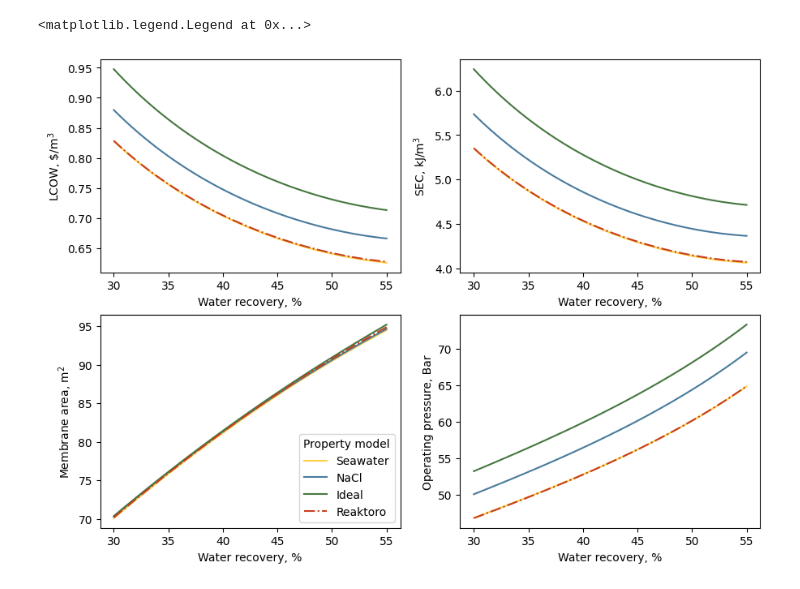
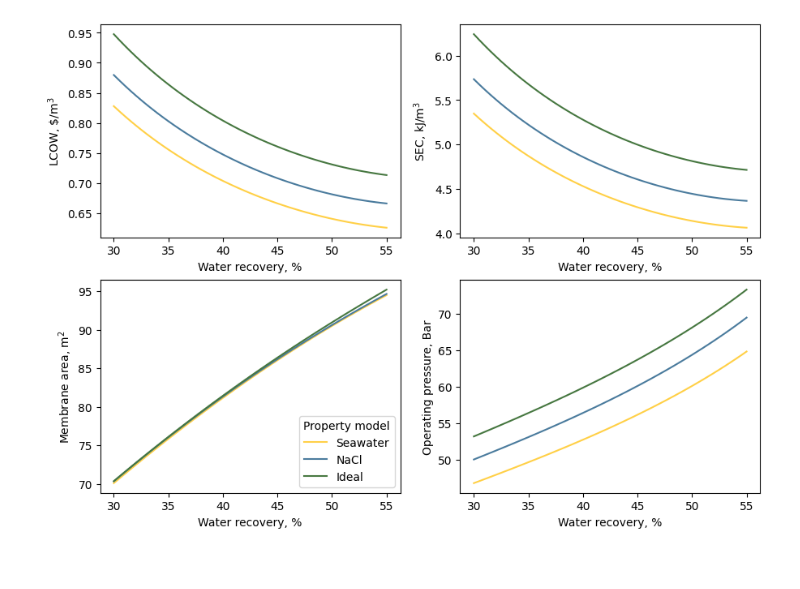
Before and after one commit to savannahsakhai/watertap, a Jupyter notebook: watertap/flowsheets/property_analysis/plotting.ipynb, the cells around one changed output. Saved outputs shown, nothing was run; the diff lists cells and outputs as text; code cells hidden in the pictures.

Commit message:
updating plots and plots for aiche presentation

```diff
--- a/watertap/flowsheets/property_analysis/plotting.ipynb
+++ b/watertap/flowsheets/property_analysis/plotting.ipynb
@@ -22,39 +30,40 @@ reaktoro_color = "#C73E1D"
 # %%
 fig, axs = plt.subplots(ncols=2, nrows=2, figsize=(3.5*3, 2.5*3)) #figsize=(3.5, 2.5)
 
 axs[0,0].plot(data_RO_seawater['# Water Recovery']*100, data_RO_seawater['LCOW'], color=sea_color)
 axs[0,0].plot(data_RO_nacl['# Water Recovery']*100, data_RO_nacl['LCOW'], color=nacl_color)
 axs[0,0].plot(data_RO_simple['# Water Recovery']*100, data_RO_simple['LCOW'], color=simple_color)
-axs[0,0].plot(data_RO_reatoro['# Water Recovery']*100, data_RO_reatoro['LCOW'], "-.", color=reaktoro_color)
+# axs[0,0].plot(data_RO_reatoro['# Water Recovery']*100, data_RO_reatoro['LCOW'], "-.", color=reaktoro_color)
 axs[0,0].set_xlabel("Water recovery, %")
 axs[0,0].set_ylabel("LCOW, $\$$/m$^3$")
 
 axs[0,1].plot(data_RO_seawater['# Water Recovery']*100, data_RO_seawater['SEC'], color=sea_color)
 axs[0,1].plot(data_RO_nacl['# Water Recovery']*100, data_RO_nacl['SEC'], color=nacl_color)
 axs[0,1].plot(data_RO_simple['# Water Recovery']*100, data_RO_simple['SEC'], color=simple_color)
-axs[0,1].plot(data_RO_reatoro['# Water Recovery']*100, data_RO_reatoro['SEC'], "-.", color=reaktoro_color)
+# axs[0,1].plot(data_RO_reatoro['# Water Recovery']*100, data_RO_reatoro['SEC'], "-.", color=reaktoro_color)
 axs[0,1].set_xlabel("Water recovery, %")
 axs[0,1].set_ylabel("SEC, kJ/m$^{3}$")
 
 axs[1,0].plot(data_RO_seawater['# Water Recovery']*100, data_RO_seawater['Membrane Area'], color=sea_color)
 axs[1,0].plot(data_RO_nacl['# Water Recovery']*100, data_RO_nacl['Membrane Area'], color=nacl_color)
 axs[1,0].plot(data_RO_simple['# Water Recovery']*100, data_RO_simple['Membrane Area'], color=simple_color)
-axs[1,0].plot(data_RO_reatoro['# Water Recovery']*100, data_RO_reatoro['Membrane Area'], "-.", color=reaktoro_color)
+# axs[1,0].plot(data_RO_reatoro['# Water Recovery']*100, data_RO_reatoro['Membrane Area'], "-.", color=reaktoro_color)
 axs[1,0].set_xlabel("Water recovery, %")
 axs[1,0].set_ylabel("Membrane area, m$^{2}$")
 
 axs[1,1].plot(data_RO_seawater['# Water Recovery']*100, data_RO_seawater['Operating Pressure']/1e5, color=sea_color)
 axs[1,1].plot(data_RO_nacl['# Water Recovery']*100, data_RO_nacl['Operating Pressure']/1e5, color=nacl_color)
 axs[1,1].plot(data_RO_simple['# Water Recovery']*100, data_RO_simple['Operating Pressure']/1e5, color=simple_color)
-axs[1,1].plot(data_RO_reatoro['# Water Recovery']*100, data_RO_reatoro['Operating Pressure']/1e5, "-.", color=reaktoro_color)
+# axs[1,1].plot(data_RO_reatoro['# Water Recovery']*100, data_RO_reatoro['Operating Pressure']/1e5, "-.", color=reaktoro_color)
 
 axs[1,1].set_xlabel("Water recovery, %")
 axs[1,1].set_ylabel("Operating pressure, Bar")
 
-axs[1,0].legend(["Seawater","NaCl","Ideal","Reaktoro"],title="Property model", loc="lower right")
+axs[1,0].legend(["Seawater","NaCl","Ideal"],title="Property model", loc="lower right")
+
+fig.savefig("RO_comparison_AICHE")
 # %% [output]
-<matplotlib.legend.Legend at 0x...>
-[figure, old version]
+[figure, new version]
 # %%
 fig, axs = plt.subplots(ncols=2, nrows=2, figsize=(3.5*3, 2.5*3))
 
```
Also changed, not shown: parts of 2 cells of this notebook, 36 other files.
